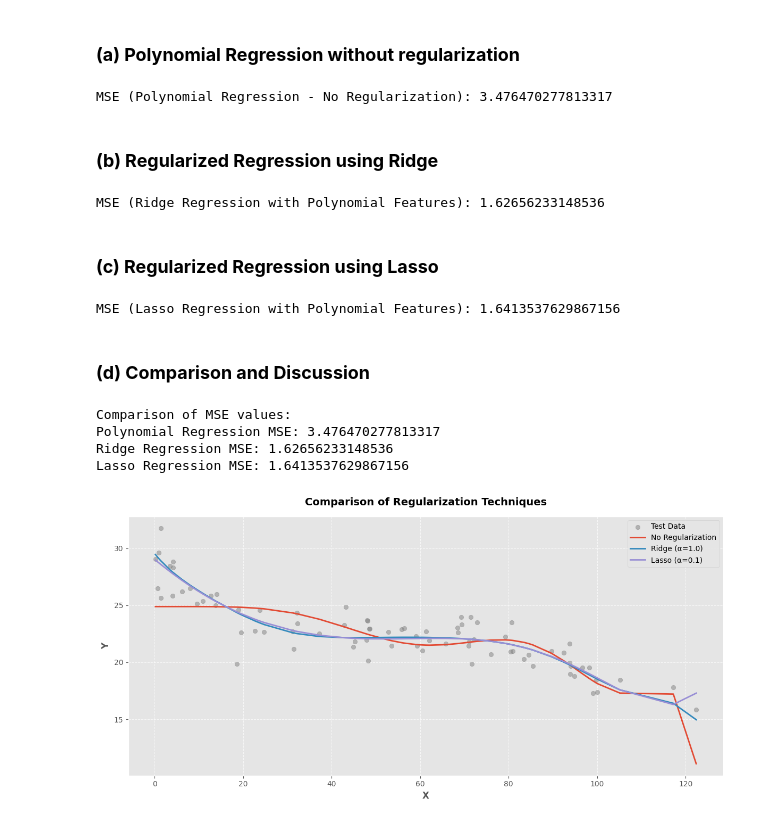
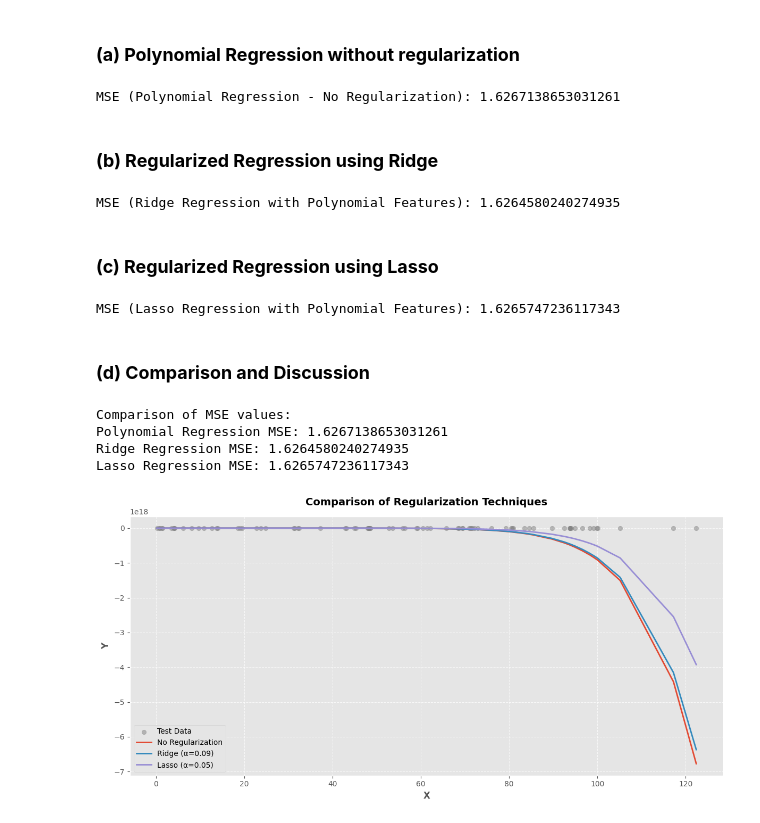
Before and after one commit to Navishaa05/bias-variance-clustering-apriori, a Jupyter notebook: assignment_1_bias_variance/code.ipynb, the cells around one changed output. Drawn from its saved outputs; the diff is of its cells as text; code cells hidden in the pictures.

```diff
--- a/assignment_1_bias_variance/code.ipynb
+++ b/assignment_1_bias_variance/code.ipynb
@@ -166,9 +172,13 @@ X_test, Y_test = get_XY(test_data)
 # %% [markdown]
 ### **(a) Polynomial Regression without regularization**
 # %%
-poly = preprocessing.PolynomialFeatures(degree=10)
-X_train_poly = poly.fit_transform(X_train)
-X_test_poly = poly.transform(X_test)
+scaler = StandardScaler()
+X_train_scaled = scaler.fit_transform(X_train)
+X_test_scaled = scaler.transform(X_test)
+
+poly = PolynomialFeatures(degree=10)
+X_train_poly = poly.fit_transform(X_train_scaled)
+X_test_poly = poly.transform(X_test_scaled)
 
 model = LinearRegression()
 model.fit(X_train_poly, Y_train)
@@ -176,27 +186,27 @@ y_pred = model.predict(X_test_poly)
 mse_poly = mean_squared_error(Y_test, y_pred)
 print("MSE (Polynomial Regression - No Regularization):", mse_poly)
 # %% [output]
-MSE (Polynomial Regression - No Regularization): 3.476470277813317
+MSE (Polynomial Regression - No Regularization): 1.6267138653031261
 # %% [markdown]
 ### **(b) Regularized Regression using Ridge**
 # %%
-ridge_model = Ridge(alpha=1.0)
+ridge_model = Ridge(alpha=0.09,max_iter=10000)
 ridge_model.fit(X_train_poly, Y_train)
 y_pred_ridge = ridge_model.predict(X_test_poly)
 mse_ridge = mean_squared_error(Y_test, y_pred_ridge)
 print("MSE (Ridge Regression with Polynomial Features):", mse_ridge)
 # %% [output]
-MSE (Ridge Regression with Polynomial Features): 1.62656233148536
+MSE (Ridge Regression with Polynomial Features): 1.6264580240274935
 # %% [markdown]
 ### **(c) Regularized Regression using Lasso**
 # %%
-lasso_model = Lasso(alpha=0.1)
+lasso_model = Lasso(alpha=0.05, max_iter=10000)
 lasso_model.fit(X_train_poly, Y_train)
 y_pred_lasso = lasso_model.predict(X_test_poly)
 mse_lasso = mean_squared_error(Y_test, y_pred_lasso)
 print("MSE (Lasso Regression with Polynomial Features):", mse_lasso)
 # %% [output]
-MSE (Lasso Regression with Polynomial Features): 1.6413537629867156
+MSE (Lasso Regression with Polynomial Features): 1.6265747236117343
 # %% [markdown]
 ### **(d) Comparison and Discussion**
 # %%
@@ -204,36 +214,36 @@ print("\nComparison of MSE values:")
 print(f"Polynomial Regression MSE: {mse_poly}")
 print(f"Ridge Regression MSE: {mse_ridge}")
 print(f"Lasso Regression MSE: {mse_lasso}")
 
-ridge_alpha = 1.0
-lasso_alpha = 0.1
+ridge_alpha = 0.09
+lasso_alpha = 0.05
 
 plt.style.use('ggplot')
 plt.figure(figsize=(12, 6))
 
 plt.scatter(X_test, Y_test, color='gray', alpha=0.5, label='Test Data')
 
 X_plot = np.sort(X_test, axis=0)
 X_plot_poly = poly.transform(X_plot)
 
 plt.plot(X_plot, model.predict(X_plot_poly),
          label='No Regularization', linewidth=2)
 plt.plot(X_plot, ridge_model.predict(X_plot_poly),
          label=f'Ridge (α={ridge_alpha})', linewidth=2)
 plt.plot(X_plot, lasso_model.predict(X_plot_poly),
          label=f'Lasso (α={lasso_alpha})', linewidth=2)
 
 plt.xlabel('X', fontsize=12, fontweight='bold')
 plt.ylabel('Y', fontsize=12, fontweight='bold')
 plt.title('Comparison of Regularization Techniques',
           fontsize=14, fontweight='bold', pad=15)
 plt.legend()
 plt.grid(True, linestyle='--', alpha=0.7)
 plt.tight_layout()
 plt.show()
 # %% [output]
 Comparison of MSE values:
-Polynomial Regression MSE: 3.476470277813317
-Ridge Regression MSE: 1.62656233148536
-Lasso Regression MSE: 1.6413537629867156
+Polynomial Regression MSE: 1.6267138653031261
+Ridge Regression MSE: 1.6264580240274935
+Lasso Regression MSE: 1.6265747236117343
-[figure, old version]
+[figure, new version]
```
Also changed, not shown: parts of 6 cells of this notebook.
